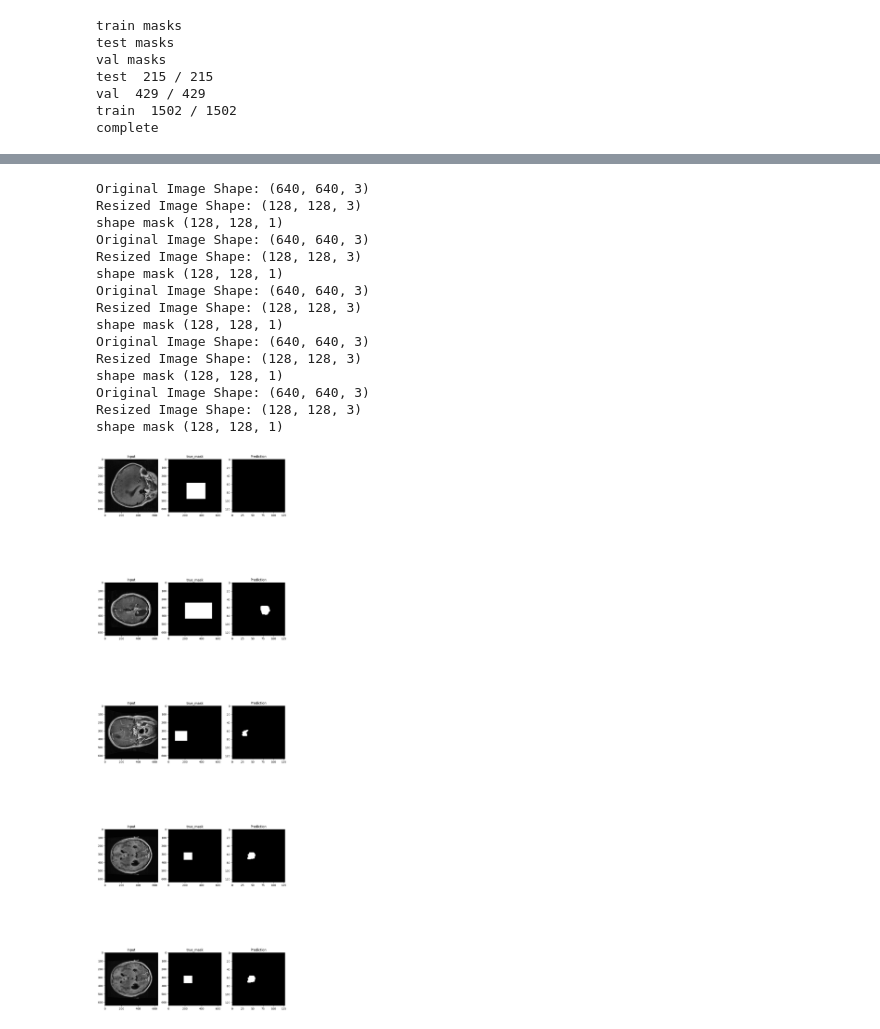
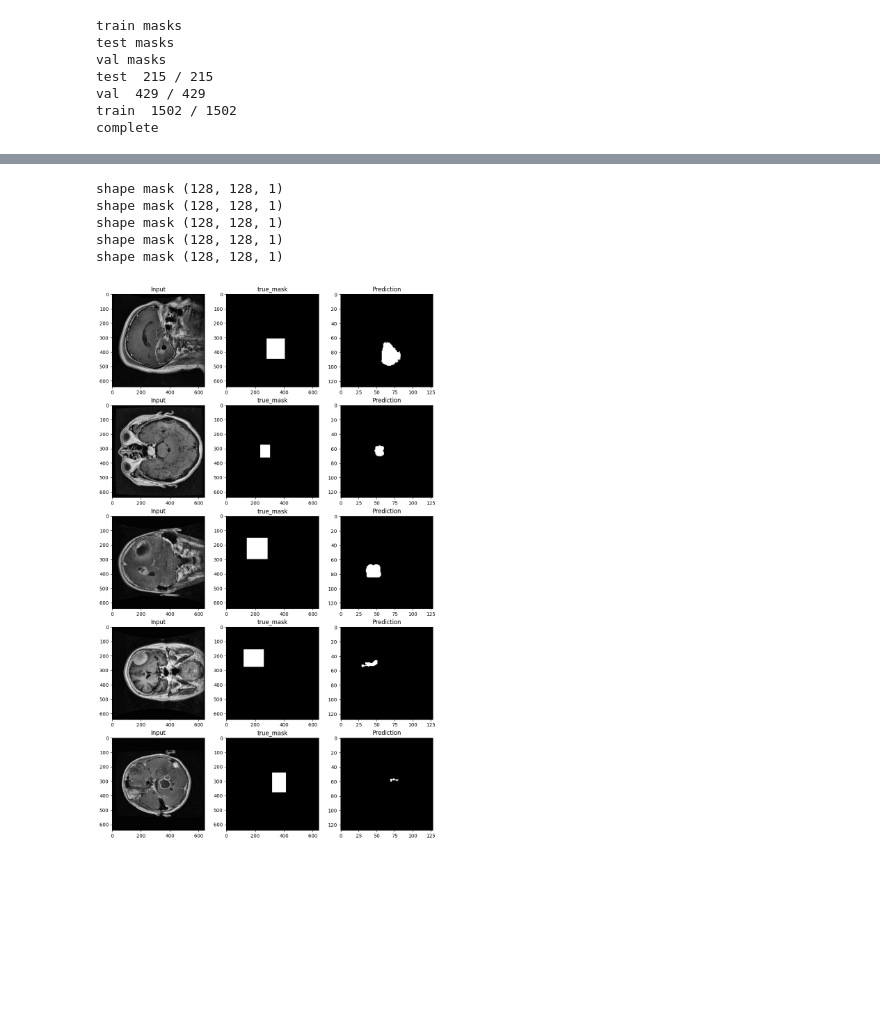
Before and after one commit to gndd1221/Brain-Tumor-Image-Segmentation, a Jupyter notebook: main.ipynb, the cells around one changed output, grey strips where cells are left out. Drawn from its saved outputs; the diff is of its cells as text; code cells hidden in the pictures; blank space fills up the shorter version.

```diff
--- a/main.ipynb
+++ b/main.ipynb
@@ -234,11 +234,11 @@ def downsample_block(x, n_filters):
 
 def upsample_block(x, conv_features, n_filters):
     # upsample
-    x = layers.Conv2DTranspose(n_filters, 3, 2, padding="same")(x)
+    x = layers.Conv2DTranspose(n_filters, 2, 2, padding="same")(x) # 3,2
     # concatenate
     x = layers.concatenate([x, conv_features])
     # dropout
-    x = layers.Dropout(0.3)(x)
+    x = layers.Dropout(0.4)(x) # 0.3
     # Conv2D twice with ReLU activation
     x = double_conv_block(x, n_filters)
 
@@ -259,21 +259,28 @@ def build_unet_model():
     # 4 - downsample
     f4, p4 = downsample_block(p3, 512)
 
-    # 5 - bottleneck
+    # # 5 - downsample
+    # f5, p5 = downsample_block(p4, 1024)
+
+    # 6 - bottleneck
     bottleneck = double_conv_block(p4, 1024)
 
     # decoder: expanding path - upsample
+
+    # # 7 - upsample
+    # u6 = upsample_block(bottleneck, f5, 1024)
+
     # 6 - upsample
-    u6 = upsample_block(bottleneck, f4, 512)
+    u7 = upsample_block(bottleneck, f4, 512)
     # 7 - upsample
-    u7 = upsample_block(u6, f3, 256)
+    u8 = upsample_block(u7, f3, 256)
     # 8 - upsample
-    u8 = upsample_block(u7, f2, 128)
+    u9 = upsample_block(u8, f2, 128)
     # 9 - upsample
-    u9 = upsample_block(u8, f1, 64)
+    u10 = upsample_block(u9, f1, 64)
 
     # outputs
-    outputs = layers.Conv2D(1, 1, padding="same", activation="sigmoid")(u9)
+    outputs = layers.Conv2D(1, 1, padding="same", activation="sigmoid")(u10)
 
     # unet model with Keras Functional API
     unet_model = tf.keras.Model(inputs, outputs, name="U-Net")
@@ -310,5 +317,5 @@ earlystop = EarlyStopping(monitor='val_loss',patience=5)
 
 callbacks_list = [earlystop]
 
-unet_model.fit(X_train,y_train,epochs=50,validation_data=(X_val,y_val),callbacks=callbacks_list)
+unet_model.fit(X_train,y_train,epochs=100,validation_data=(X_val,y_val),callbacks=callbacks_list)
 # %% [output]
@@ -335,11 +342,11 @@ def predict(image_path, model, threshold=0.5):
 
     # Read and preprocess the image
     image = cv2.imread(image_path)
-    print("Original Image Shape:", image.shape)
+    # print("Original Image Shape:", image.shape)
 
     # Resize the image to match model's expected sizing
     resized_image = cv2.resize(image, (128, 128))
-    print("Resized Image Shape:", resized_image.shape)
+    # print("Resized Image Shape:", resized_image.shape)
 
     # Expand dimensions to match the batch size used by the model
     input_image = np.expand_dims(resized_image, axis=0)
@@ -357,8 +364,9 @@ def predict(image_path, model, threshold=0.5):
     # If your model outputs probabilities, you might need to squeeze the mask
     pred_mask = np.squeeze(pred_mask, axis=0)
 
-    # Count number of pixels where mask is 1 (foreground)
-    num_pixels = np.count_nonzero(pred_mask)
+    # # Count number of pixels where mask is 1 (foreground)
+    # num_pixels = np.count_nonzero(pred_mask)
+
     print("shape mask",pred_mask.shape)
     return pred_mask
 # %%
@@ -373,45 +381,37 @@ def test_random_images(n=5):
 
     annotations = [test_annotation['annotations'][i] for i in indices ]
     j=1
-    plt.figure(figsize=(12, 4 * 2 * n))
+    plt.figure(figsize=(12, 2 * 2 * n))
     for img,ann in zip(images,annotations):
         plt.subplot(n,3,j)
         j+=1
         image = cv2.imread(test_path + img['file_name'])
 
         plt.imshow(image)
         plt.title("Input")
+
         mask = predict(test_path + img['file_name'],unet_model)
 
         result_image = np.zeros((128, 128,1), dtype=np.uint8)
         result_image[mask == 1] = 255
 
         true_mask = cv2.imread(test_mask_dir + img['file_name'])
+
         plt.subplot(n,3,j)
         j+=1
         plt.imshow(true_mask)
         plt.title("true_mask")
 
         plt.subplot(n,3,j)
         j+=1
         plt.imshow(result_image,cmap='gray')
         plt.title("Prediction")
 
 test_random_images()
 # %% [output]
-Original Image Shape: (640, 640, 3)
-Resized Image Shape: (128, 128, 3)
 shape mask (128, 128, 1)
-Original Image Shape: (640, 640, 3)
-Resized Image Shape: (128, 128, 3)
 shape mask (128, 128, 1)
-Original Image Shape: (640, 640, 3)
-Resized Image Shape: (128, 128, 3)
 shape mask (128, 128, 1)
-Original Image Shape: (640, 640, 3)
-Resized Image Shape: (128, 128, 3)
 shape mask (128, 128, 1)
-Original Image Shape: (640, 640, 3)
-Resized Image Shape: (128, 128, 3)
 shape mask (128, 128, 1)
-[figure, old version]
+[figure, new version]
```
Also changed, not shown: parts of 3 cells of this notebook, 1 other file.
